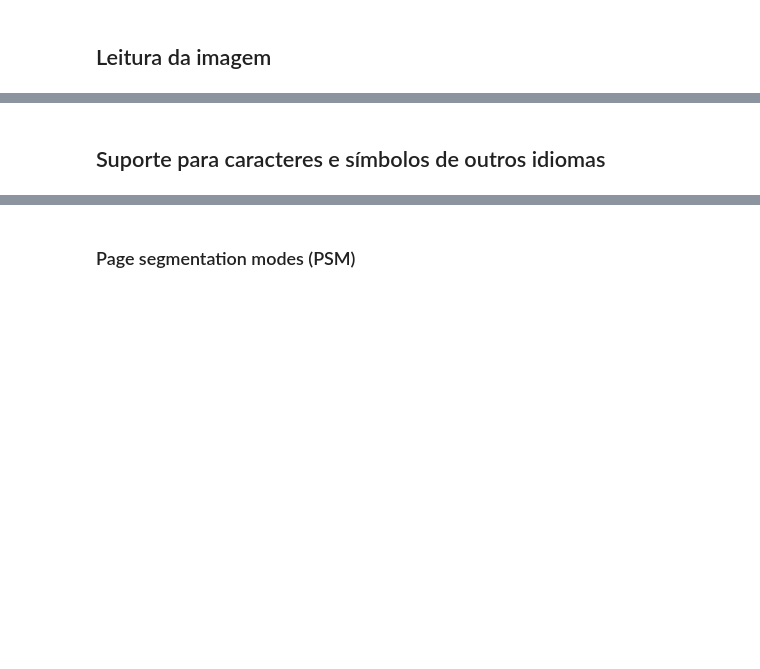
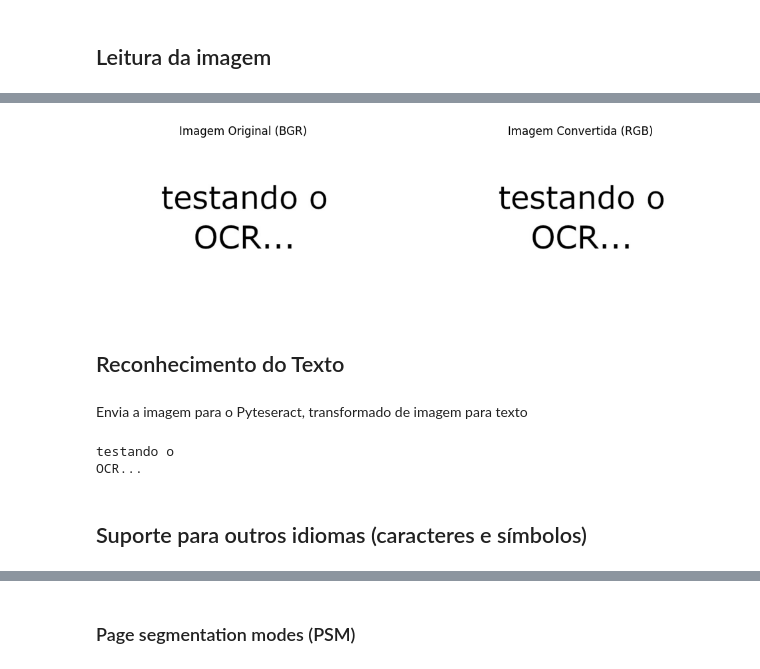
Before and after one commit to rafael-torres-nantes/Study-TextRecognition, a Jupyter notebook: OCR com Tesseract/OCR-Tesseract.ipynb, the cells around one changed output, grey strips where cells are left out. Cells and saved outputs as stored; diff of their text form; code cells hidden in the pictures; blank space fills up the shorter version.

```diff
--- a/OCR com Tesseract/OCR-Tesseract.ipynb
+++ b/OCR com Tesseract/OCR-Tesseract.ipynb
@@ -34,0 +41,16 @@ cv2_imshow(rgb)
+# %%
+def subplot_images(img, rgb):
+    # Configurar o plot
+    fig, ax = plt.subplots(1, 2, figsize=(12, 6))
+
+    # Exibir a imagem original (BGR)
+    ax[0].imshow(img)
+    ax[0].set_title('Imagem Original (BGR)')
+    ax[0].axis('off')  # Ocultar os eixos
+
+    # Exibir a imagem RGB
+    ax[1].imshow(rgb)
+    ax[1].set_title('Imagem Convertida (RGB)')
+    ax[1].axis('off')  # Ocultar os eixos
+
+    plt.show()
@@ -35,7 +73,25 @@ cv2_imshow(rgb)
+# %%
+# Carregar a imagem
+img = cv2.imread('./assets/teste01.jpg')
+
+# Converter a imagem de BGR para RGB
+rgb = cv2.cvtColor(img, cv2.COLOR_BGR2RGB)
+
+# Configurar o plot
+subplot_images(img, rgb)
+# %% [output]
+[figure, added]
+# %% [markdown]
+## Reconhecimento do Texto
+# %% [markdown]
+Envia a imagem para o Pyteseract, transformado de imagem para texto
 # %%
 texto = pytesseract.image_to_string(rgb)
 # %%
 print(texto)
+# %% [output]
+testando o
+OCR...
 # %% [markdown]
-## Suporte para caracteres e símbolos de outros idiomas
+## Suporte para outros idiomas (caracteres e símbolos)
 # %%
```
Also changed, not shown: parts of 73 cells of this notebook, 1 other file.
